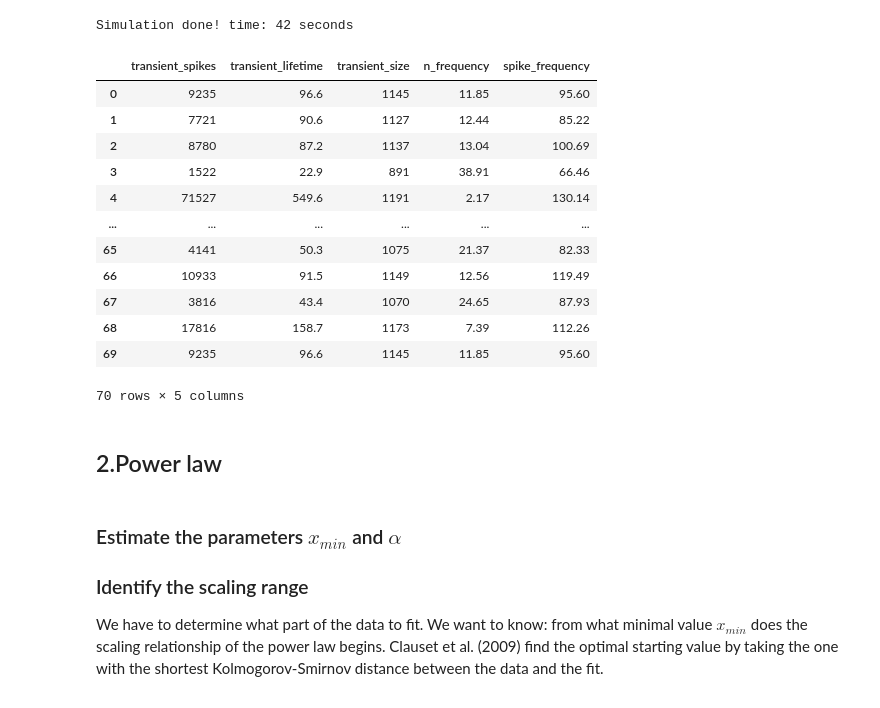
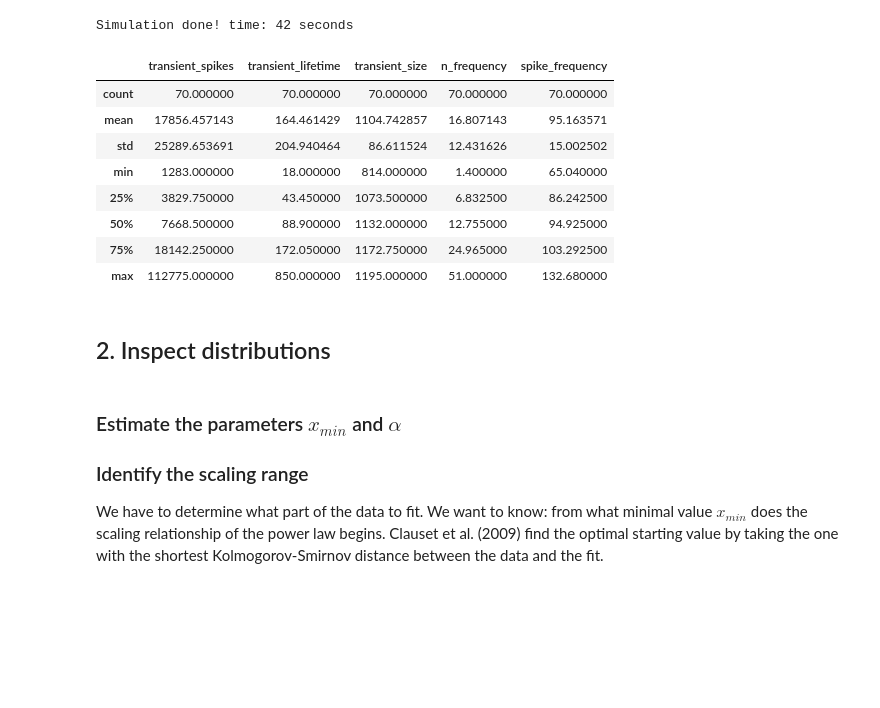
Before and after one commit to daphnecor/Transients, a Jupyter notebook: fitting_data_to_distributions.ipynb, the cells around one changed output. Saved outputs shown, nothing was run; the diff lists cells and outputs as text; code cells hidden in the pictures; blank space fills up the shorter version.

```diff
--- a/fitting_data_to_distributions.ipynb
+++ b/fitting_data_to_distributions.ipynb
@@ -76,27 +71,23 @@ Simulation done! time: 42 seconds
 df['n_frequency'] = round(df['transient_size']/df['transient_lifetime'],2)
 df['spike_frequency'] = round(df['transient_spikes']/df['transient_lifetime'],2)
 # %%
-df
+df.describe()
 # %% [output]
 |  | transient_spikes | transient_lifetime | transient_size | n_frequency | spike_frequency |
-| 0 | 9235 | 96.6 | 1145 | 11.85 | 95.60 |
-| 1 | 7721 | 90.6 | 1127 | 12.44 | 85.22 |
-| 2 | 8780 | 87.2 | 1137 | 13.04 | 100.69 |
-| 3 | 1522 | 22.9 | 891 | 38.91 | 66.46 |
-| 4 | 71527 | 549.6 | 1191 | 2.17 | 130.14 |
-| ... | ... | ... | ... | ... | ... |
-| 65 | 4141 | 50.3 | 1075 | 21.37 | 82.33 |
-| 66 | 10933 | 91.5 | 1149 | 12.56 | 119.49 |
-| 67 | 3816 | 43.4 | 1070 | 24.65 | 87.93 |
-| 68 | 17816 | 158.7 | 1173 | 7.39 | 112.26 |
-| 69 | 9235 | 96.6 | 1145 | 11.85 | 95.60 |
+| count | 70.000000 | 70.000000 | 70.000000 | 70.000000 | 70.000000 |
+| mean | 17856.457143 | 164.461429 | 1104.742857 | 16.807143 | 95.163571 |
+| std | 25289.653691 | 204.940464 | 86.611524 | 12.431626 | 15.002502 |
+| min | 1283.000000 | 18.000000 | 814.000000 | 1.400000 | 65.040000 |
+| 25% | 3829.750000 | 43.450000 | 1073.500000 | 6.832500 | 86.242500 |
+| 50% | 7668.500000 | 88.900000 | 1132.000000 | 12.755000 | 94.925000 |
+| 75% | 18142.250000 | 172.050000 | 1172.750000 | 24.965000 | 103.292500 |
+| max | 112775.000000 | 850.000000 | 1195.000000 | 51.000000 | 132.680000 |
-70 rows × 5 columns
 # %%
 transient_lifetime_lst = df.transient_lifetime.tolist()
 transient_size_lst = df.transient_size.tolist()
 transient_spikes_lst = df.transient_spikes.tolist()
 # %% [markdown]
-## 2.Power law
+## 2. Inspect distributions
 # %% [markdown]
 ### Estimate the parameters $x_{min}$ and $\alpha$
 
```
Also changed, not shown: parts of 15 cells of this notebook.
